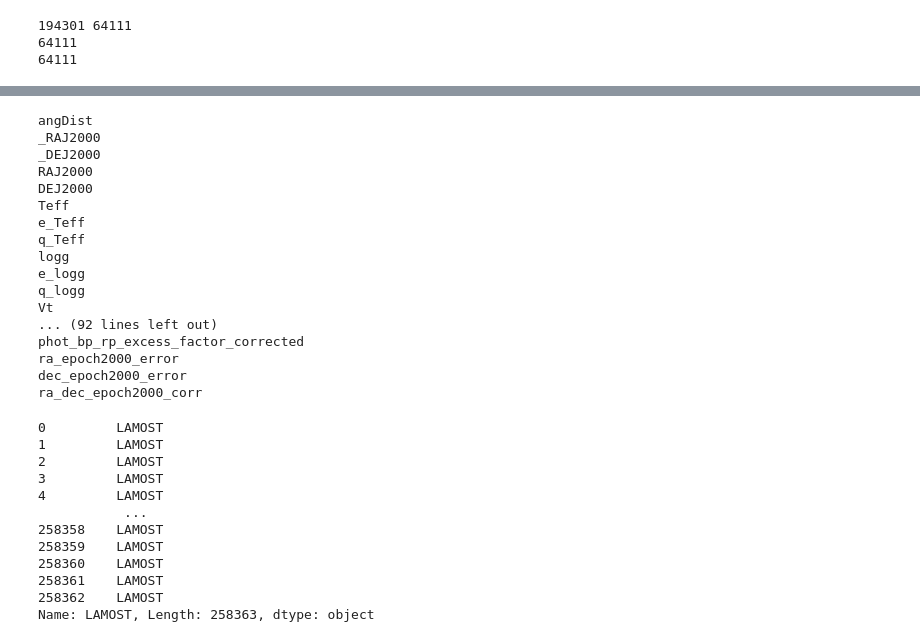
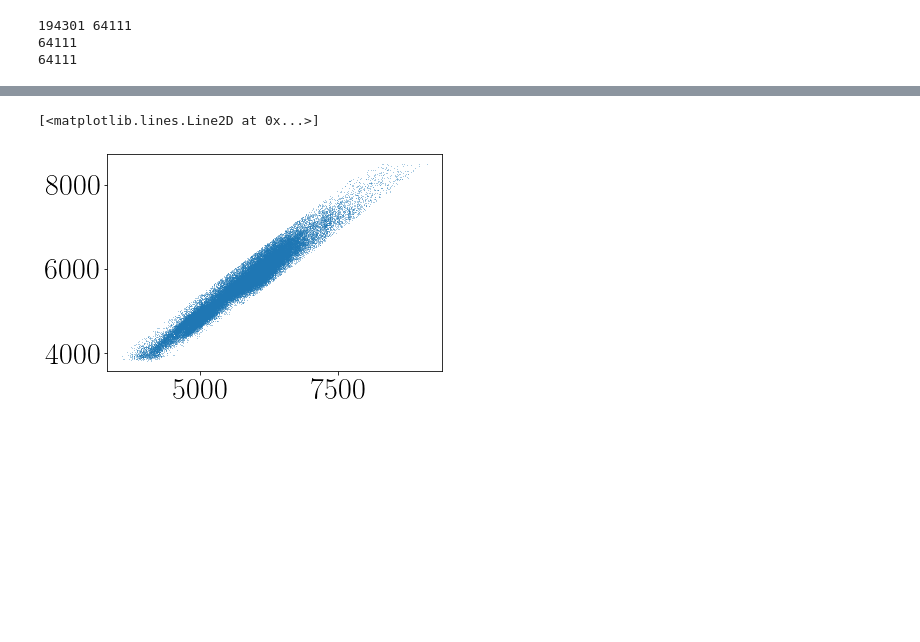
Before and after one commit to RuthAngus/kepler_kinematics, a Jupyter notebook: notebooks/Lamost_xmatching.ipynb, the cells around one changed output, grey strips where cells are left out. Saved outputs shown, nothing was run; the diff lists cells and outputs as text; code cells hidden in the pictures; blank space fills up the shorter version.

```diff
--- a/notebooks/Lamost_xmatching.ipynb
+++ b/notebooks/Lamost_xmatching.ipynb
@@ -242,36 +233,5 @@ plt.plot(lamost_edr3_distances.RAJ2000, lamost_edr3_distances.DEJ2000, "C2.", zo
-# %%
-for k in lamost_edr3.keys():
-    print(k)
-# %% [output]
-angDist
-_RAJ2000
-_DEJ2000
-RAJ2000
-DEJ2000
-Teff
-e_Teff
-q_Teff
-logg
-e_logg
-q_logg
-Vt
-... (92 lines left out)
-phot_bp_rp_excess_factor_corrected
-ra_epoch2000_error
-dec_epoch2000_error
-ra_dec_epoch2000_corr
-# %%
-lamost_edr3.LAMOST
-# %% [output]
-0         LAMOST
-1         LAMOST
-2         LAMOST
-3         LAMOST
-4         LAMOST
-           ...
-258358    LAMOST
-258359    LAMOST
-258360    LAMOST
-258361    LAMOST
-258362    LAMOST
-Name: LAMOST, Length: 258363, dtype: object
+# %%
+plt.plot(good_matches.teff.values[m], good_matches.teff_lamost.values[m], ".", ms=2, alpha=.5, mec="none")
+# %% [output]
+[<matplotlib.lines.Line2D at 0x...>]
+[figure, added]
```
Also changed, not shown: parts of 14 cells of this notebook, 2 other files.
